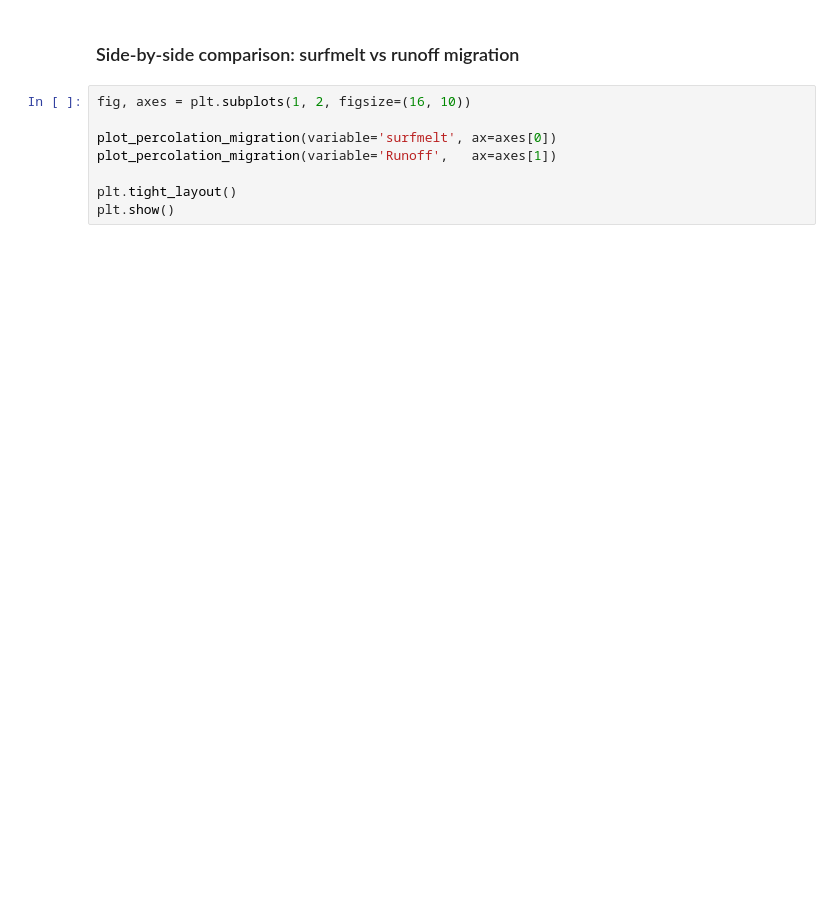
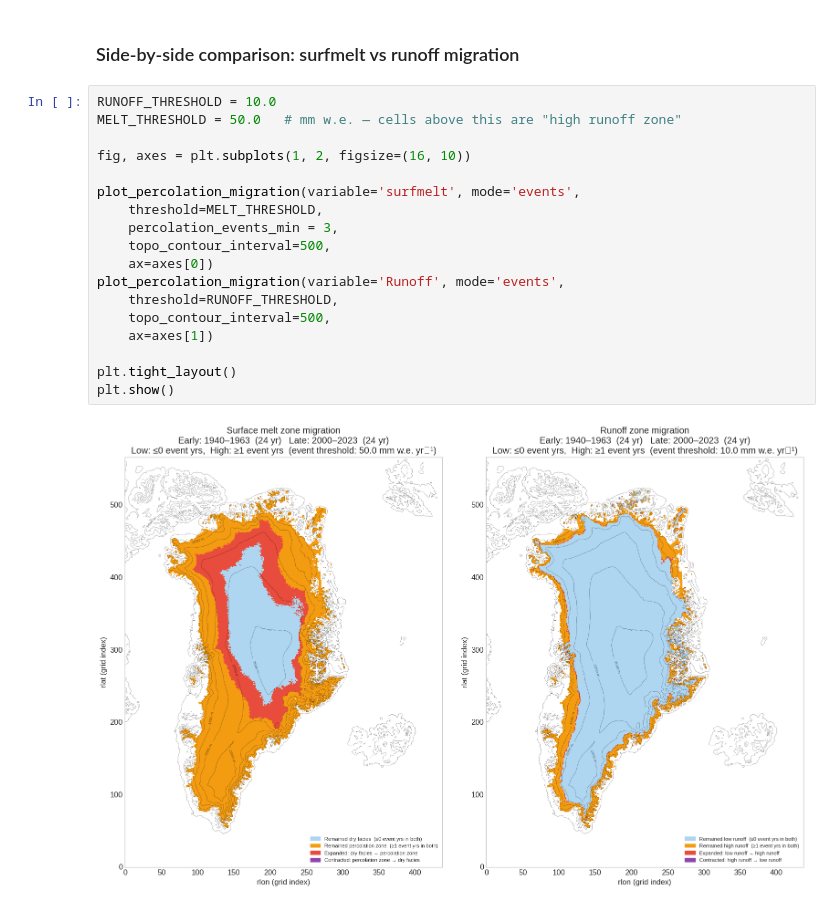
Before and after one commit to IMAU-ice-and-climate/IMAU-FDM, a Jupyter notebook: research/percolation_zone_research.ipynb, the cells around one changed output. Saved outputs shown, nothing was run; the diff lists cells and outputs as text; blank space fills up the shorter version.

```diff
--- a/research/percolation_zone_research.ipynb
+++ b/research/percolation_zone_research.ipynb
@@ -220,10 +302,22 @@ for cat, label in labels.items():
 # %% [markdown]
 ### Side-by-side comparison: surfmelt vs runoff migration
 # %%
+RUNOFF_THRESHOLD = 10.0
+MELT_THRESHOLD = 50.0   # mm w.e. — cells above this are "high runoff zone"
+
 fig, axes = plt.subplots(1, 2, figsize=(16, 10))
 
-plot_percolation_migration(variable='surfmelt', ax=axes[0])
-plot_percolation_migration(variable='Runoff',   ax=axes[1])
+plot_percolation_migration(variable='surfmelt', mode='events',
+    threshold=MELT_THRESHOLD,
+    percolation_events_min = 3,
+    topo_contour_interval=500,
+    ax=axes[0])
+plot_percolation_migration(variable='Runoff', mode='events',
+    threshold=RUNOFF_THRESHOLD,
+    topo_contour_interval=500,
+    ax=axes[1])
 
 plt.tight_layout()
 plt.show()
+# %% [output]
+[figure, added]
```
Also changed, not shown: parts of 36 cells of this notebook, 15 other files.
